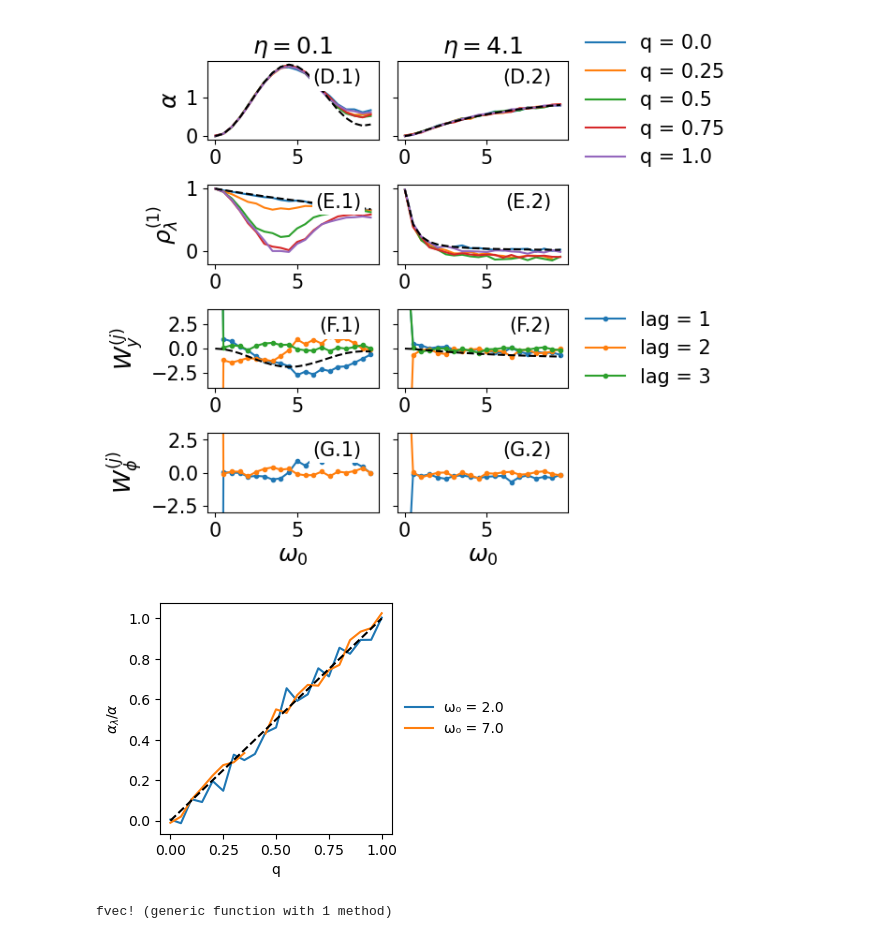
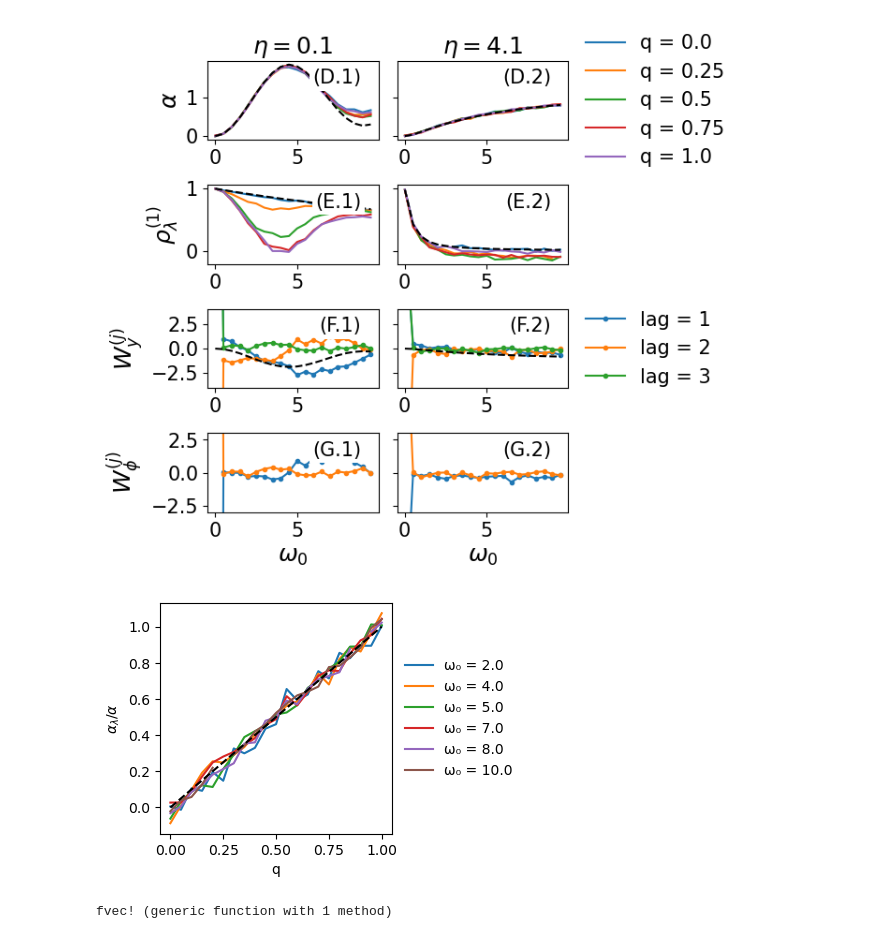
Before and after one commit to elevien/GrowthCellCycleModel, a Jupyter notebook: src/FIG4.ipynb, the cells around one changed output. Cells and saved outputs as stored; diff of their text form; code cells hidden in the pictures.

Commit message:
Updated figures

```diff
--- a/src/FIG4.ipynb
+++ b/src/FIG4.ipynb
@@ -122,37 +122,37 @@ fig,axs = subplots(figsize=(3, 3),sharex=true)
 ax = axs #[0]
 η =  ηrange[end]
 j = 0
-for ω0 in ω0range[5:10:end]
+for ω0 in ω0range[5:3:end]
     df = data[(data.η .== η) .& (data.ω0 .== ω0), :]
     α = [-cov(d.ϕ, d.z0) / var(d.z0) for d in groupby(df, :q)]
     αλ = [-cov(d.ϕ ./ d.τ, d.z0) / var(d.z0) * mean(d.τ) for d in groupby(df, :q)]
     ax.plot(qrange,αλ ./α,"C$(j)-",label = "ω₀ = $(round(ω0; sigdigits=1))")
     j = j+ 1
 end
 ax.legend(loc="center left", bbox_to_anchor=(1, 0.5),frameon=false)
 #ax.set_ylim([0,1.2])
 #ax.legend()
 #ax.set_xlim([0,1])
 #ax.set_ylim([0,1])
 ax.plot(qrange,qrange,"k--")
 ax.set_ylabel("\$\\alpha_{\\lambda}/\\alpha \$")
 
 # ax = axs[1]
 # η =  ηrange[end]
 # j = 0
 # for ω0 in ω0range[10:10:end]
 #     df = data[(data.η .== η) .& (data.ω0 .== ω0), :]
 #     ρ = [-cov(d.λ[2:end], d.λ[1:end-1]) / var(d.λ) for d in groupby(df, :q)]
 #     ax.plot(qrange,ρ,"C$(j)-",label="ω0 = $(ω0)")
 #     j = j+ 1
 # end
 
 ax.set_xlabel("q")
 # ax.set_ylabel("\$\\Sigma_{\\lambda,\\lambda}^{(1)} \$")
 savefig(joinpath(FIG_PATH, "fig4_alphalam.pdf"), bbox_inches="tight", pad_inches=0.1, format="pdf")
 fig
 # %% [output]
-[figure, old version]
+[figure, new version]
 # %%
 # Eigenvalues
 # %%
```
